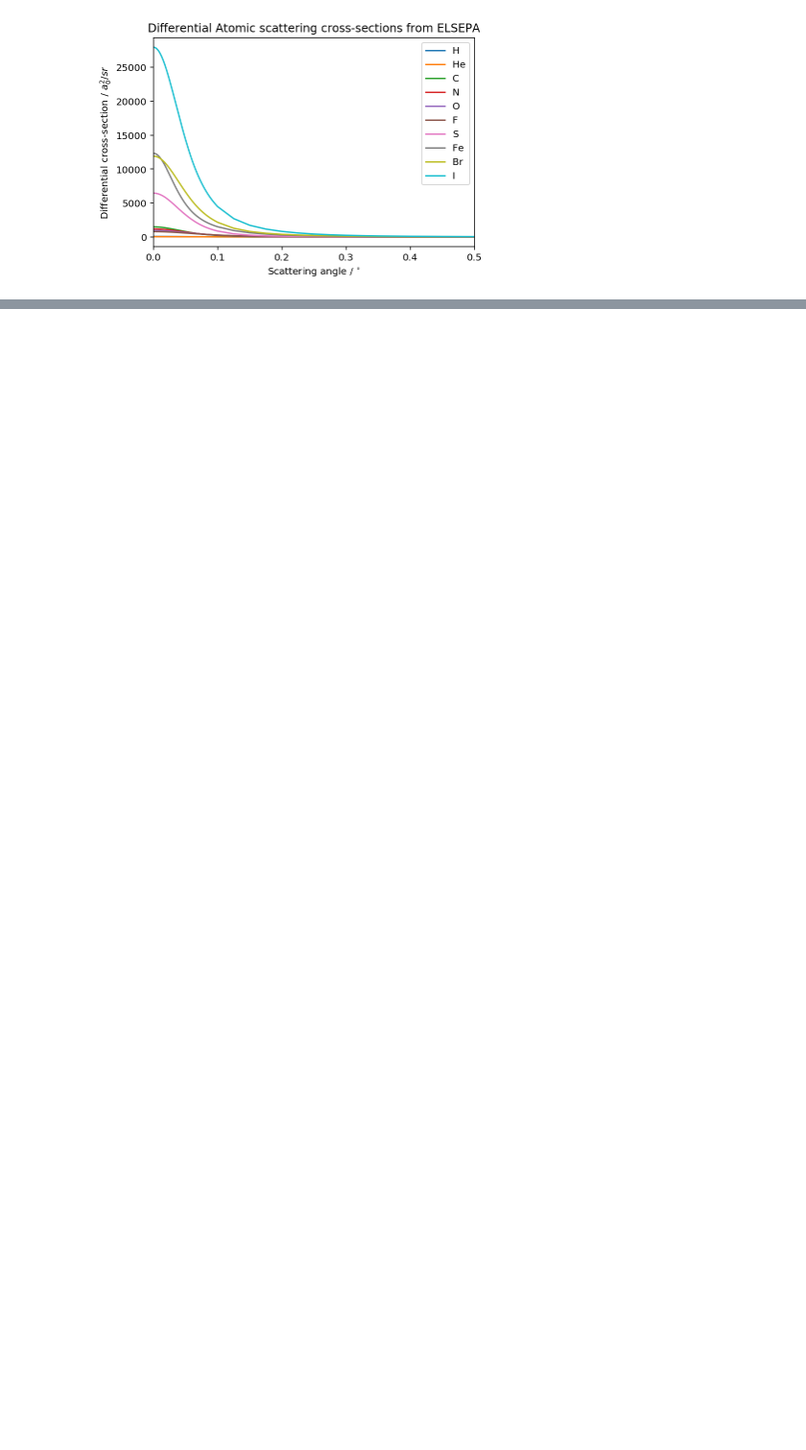
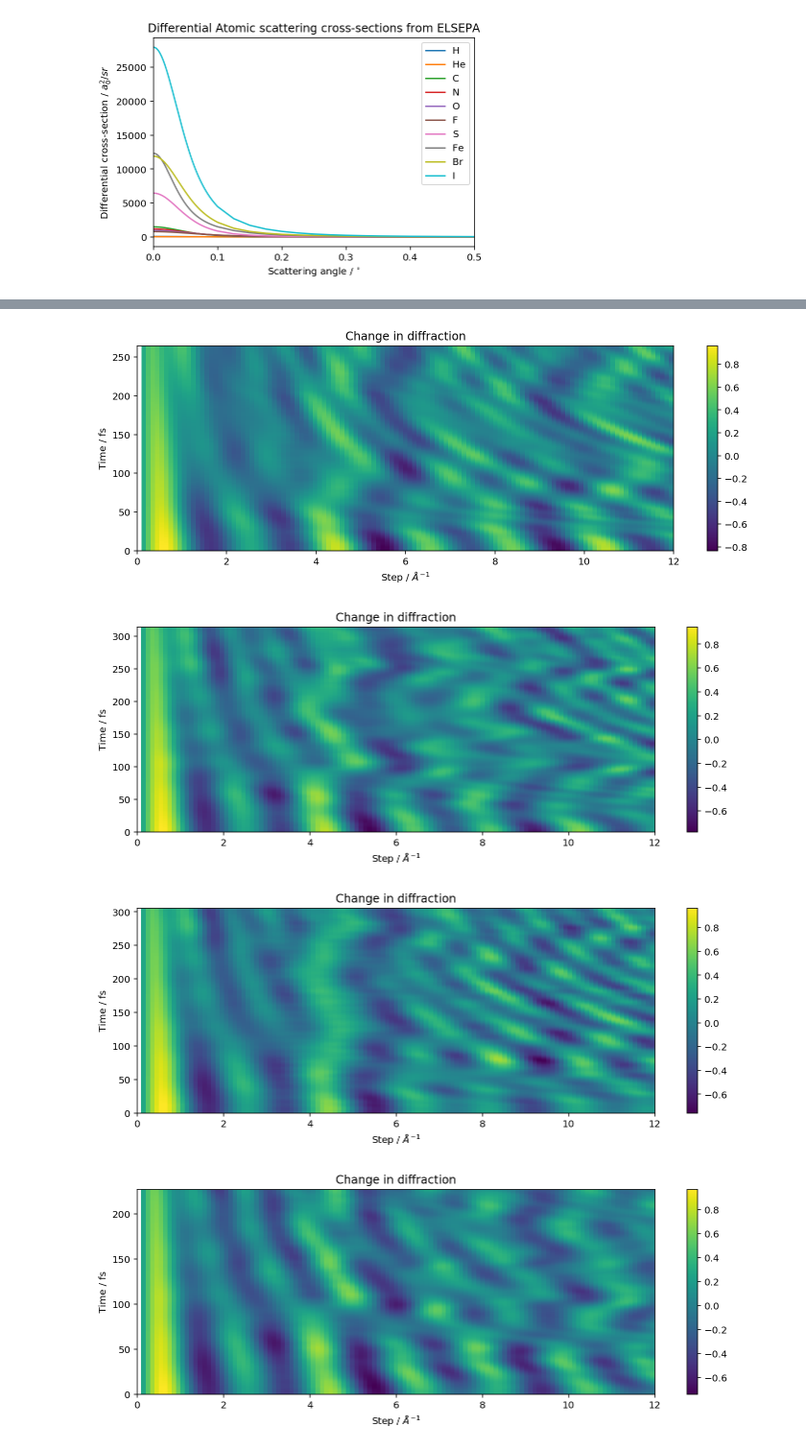
Before and after one commit to btoulson/MeV-UED, a Jupyter notebook: Diffraction_trajectories.ipynb, the cells around one changed output, grey strips where cells are left out. Shown at 96% size. Saved outputs shown, nothing was run; the diff lists cells and outputs as text; code cells hidden in the pictures; blank space fills up the shorter version.

```diff
--- a/Diffraction_trajectories.ipynb
+++ b/Diffraction_trajectories.ipynb
@@ -103,0 +104,19 @@ FileNotFoundError: [Errno 2] No such file or directory: 'H 3p7MeV.dat'
+# %%
+num2show = 5
+
+for i, sM in enumerate(trajs.alltraj_sM):
+    if i < num2show:
+        plt.figure( figsize=(50, 4))
+        plt.subplot(1,num2show,i+1)
+        plt.title('Change in diffraction')
+        plt.pcolormesh(traj.s,traj.tAxis[:len(sM)],sM)
+        plt.xlabel('Step / $\AA^{-1}$')
+        plt.ylabel('Time / fs')
+        plt.colorbar()
+        plt.tight_layout()
+        plt.show()
+# %% [output]
+[figure, added]
+[figure, added]
+[figure, added]
+[figure, added]
```
Also changed, not shown: parts of 19 cells of this notebook, 2 other files.
